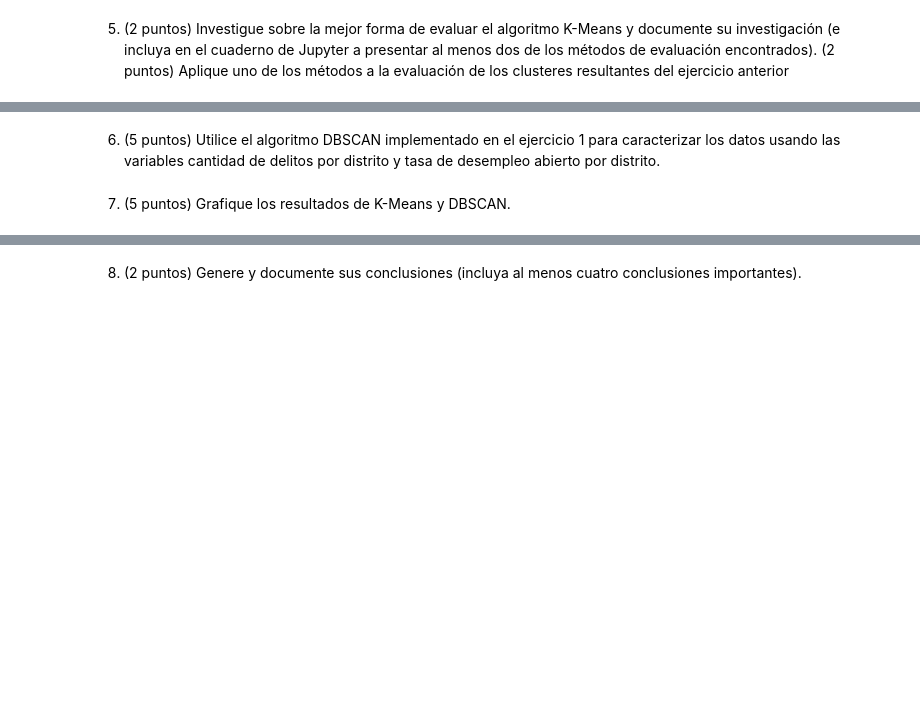
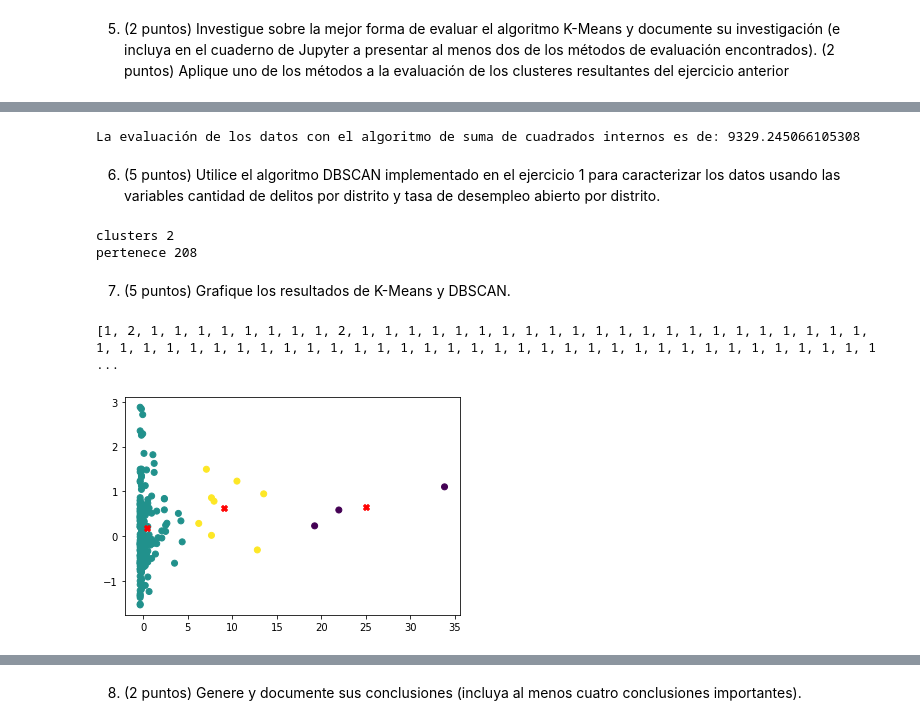
Before and after one commit to bjlf12/TP05-IA, a Jupyter notebook: TP05-IA.ipynb, the cells around one changed output, grey strips where cells are left out. Saved outputs shown, nothing was run; the diff lists cells and outputs as text; code cells hidden in the pictures; blank space fills up the shorter version.

```diff
--- a/TP05-IA.ipynb
+++ b/TP05-IA.ipynb
@@ -444,3 +667,10 @@ ejecutar el algoritmo usando el K recomendado.
+# %%
+k_clusters = 4
+epocas_distritos = 1000
+
+medias_distritos, pertenece_kmedias_distritos = k_medias(k_clusters, elementos, epocas_distritos)
+
+print(medias_distritos)
 # %% [markdown]
 5. (2 puntos) Investigue sobre la mejor forma de evaluar el algoritmo K-Means y
 documente su investigación (e incluya en el cuaderno de Jupyter a presentar al
@@ -449,6 +687,62 @@ los métodos a la evaluación de los clusteres resultantes del ejercicio anterio
+# %%
+def suma_de_cuadrados_internos(k, clusters, pertenece, elementos):
+
+    suma = 0
+
+    for index_cluster in range(k):
+
+        # Algunos calculan la media del k
+        # Actual - Media al cuadrado
+        # Se suma toda esa ostia
+
+        for elem in range(len(pertenece)):
+
+            if index_cluster == pertenece[elem]:
+                suma += distancia_euclidiana(clusters[index_cluster], elementos[elem])**2
+
+    return suma
+
+evaluacion = suma_de_cuadrados_internos(k_clusters, medias_distritos, pertenece_kmedias_distritos, elementos)
+print("La evaluación de los datos con el algoritmo de suma de cuadrados internos es de:", evaluacion)
+# %% [output]
+La evaluación de los datos con el algoritmo de suma de cuadrados internos es de: 9329.245066105308
 # %% [markdown]
 6. (5 puntos) Utilice el algoritmo DBSCAN implementado en el ejercicio 1 para
 caracterizar los datos usando las variables cantidad de delitos por distrito y tasa de
 desempleo abierto por distrito.
+# %%
+epsilon_distritos = 5
+min_puntos_distritos = 2
+
+clusters_distritos, pertenece_dbscan_distritos = dbscan(epsilon_distritos, min_puntos_distritos, elementos)
+
+# indice 11 y creo que 52
+
+print("clusters", len(clusters_distritos))
+print("pertenece", len(pertenece_dbscan_distritos))
+# %% [output]
+clusters 2
+pertenece 208
 # %% [markdown]
 7. (5 puntos) Grafique los resultados de K-Means y DBSCAN.
+# %%
+# Kmedias
+
+x = [elem[0] for elem in elementos]
+y = [elem[1] for elem in elementos]
+
+x_means = [elem[0] for elem in medias_distritos]
+y_means = [elem[1] for elem in medias_distritos]
+
+print(pertenece_kmedias_distritos)
+
+# Se grafican las clases junto con la línea que los divide.
+plt.figure()
+plt.title('')
+plt.scatter(x, y, marker="o", c=pertenece_kmedias_distritos)
+plt.scatter(x_means, y_means, marker="X", c="red")
+#plt.plot(SamplesAll.numpy(), Y.numpy(), "r-")
+plt.show()
+# %% [output]
+[1, 2, 1, 1, 1, 1, 1, 1, 1, 1, 2, 1, 1, 1, 1, 1, 1, 1, 1, 1, 1, 1, 1, 1, 1, 1, 1, 1, 1, 1, 1, 1, 1, 1, 1, 1, 1, 1, 1, 1, 1, 1, 1, 1, 1, 1, 1, 1, 1, 1, 1, 1, 1, 1, 1, 1, 1, 1, 1, 1, 1, 1, 1, 1, 1, 1, 1 ...
+[figure, added]
```
Also changed, not shown: parts of 22 cells of this notebook, 5 other files.
